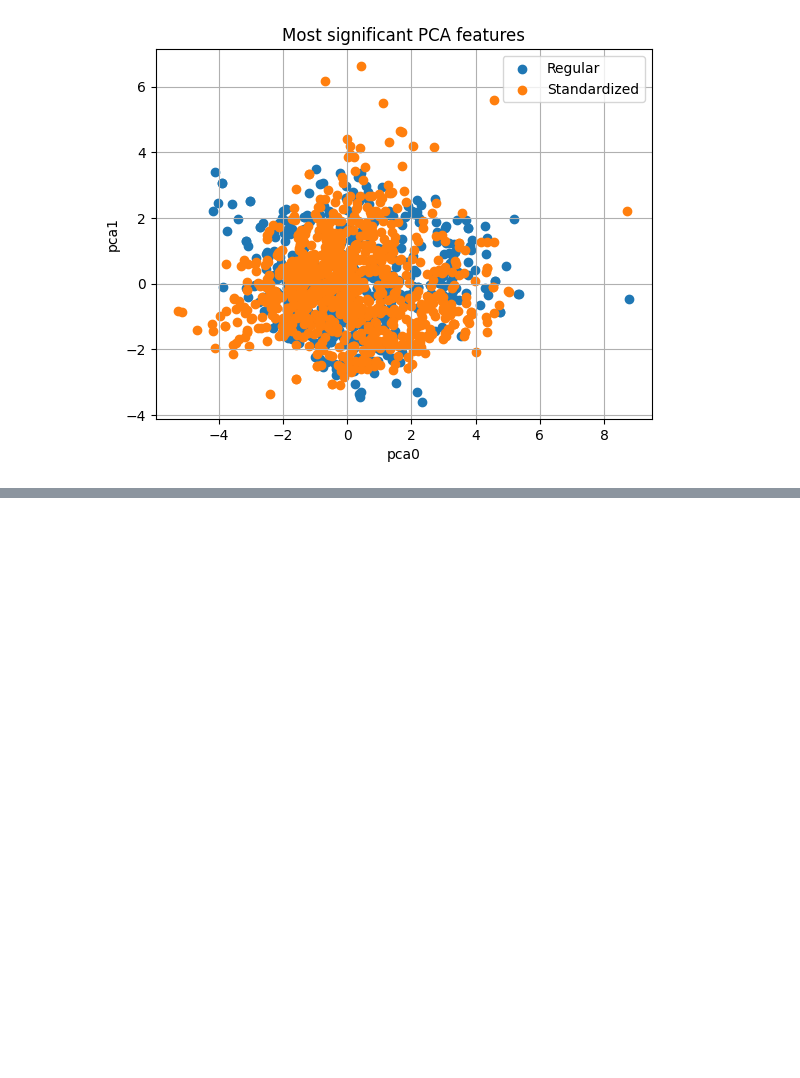
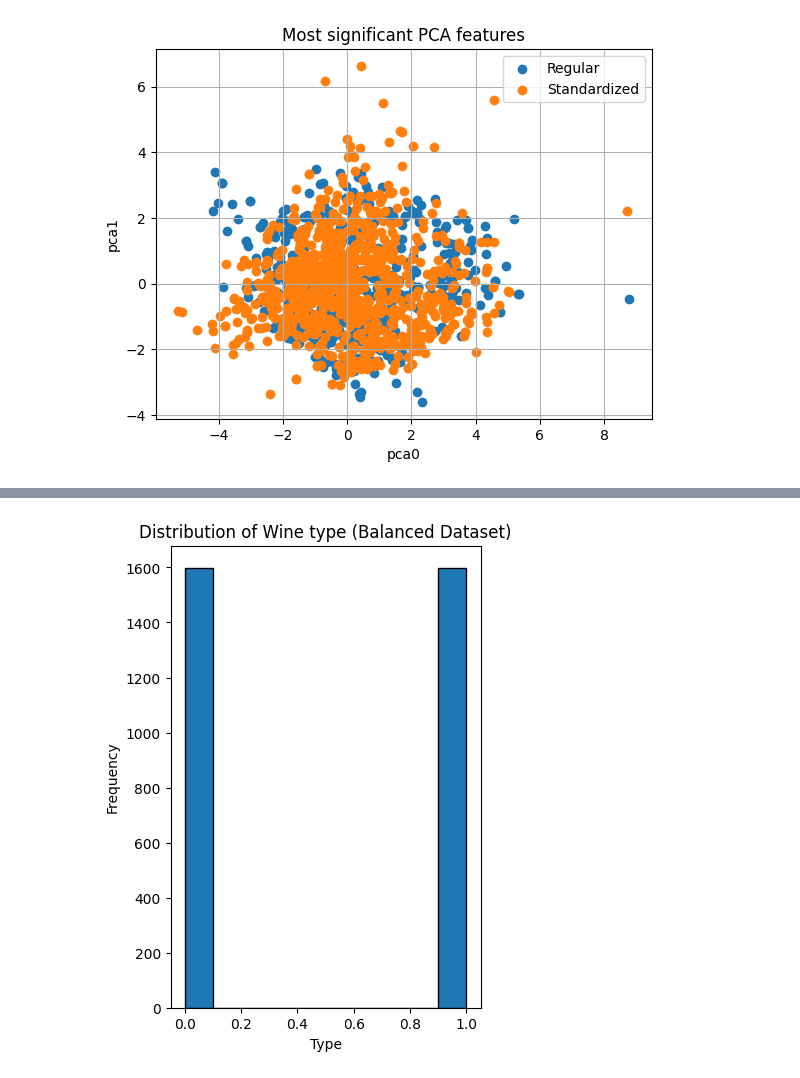
Before and after one commit to jadrzy/Lab-Python-in-Data-Science-, a Jupyter notebook: notebooks/Lab3.ipynb, the cells around one changed output, grey strips where cells are left out. Drawn from its saved outputs; the diff is of its cells as text; code cells hidden in the pictures; blank space fills up the shorter version.

```diff
--- a/notebooks/Lab3.ipynb
+++ b/notebooks/Lab3.ipynb
@@ -499,0 +559,15 @@ plt.show()
+# %%
+from sklearn.preprocessing import OrdinalEncoder
+ordinal_encoder = OrdinalEncoder()
+balanced_data['type'] = ordinal_encoder.fit_transform(balanced_data[['type']])
+balanced_data.head()
+
+# Example: Plotting a histogram of 'quality' for the balanced dataset
+plt.figure(figsize=(4, 6))
+plt.hist(balanced_data['type'], edgecolor='black')  # Adjust bins as needed
+plt.xlabel('Type')
+plt.ylabel('Frequency')
+plt.title('Distribution of Wine type (Balanced Dataset)')
+plt.show()
+# %% [output]
+[figure, added]
```
Also changed, not shown: parts of 6 cells of this notebook.
